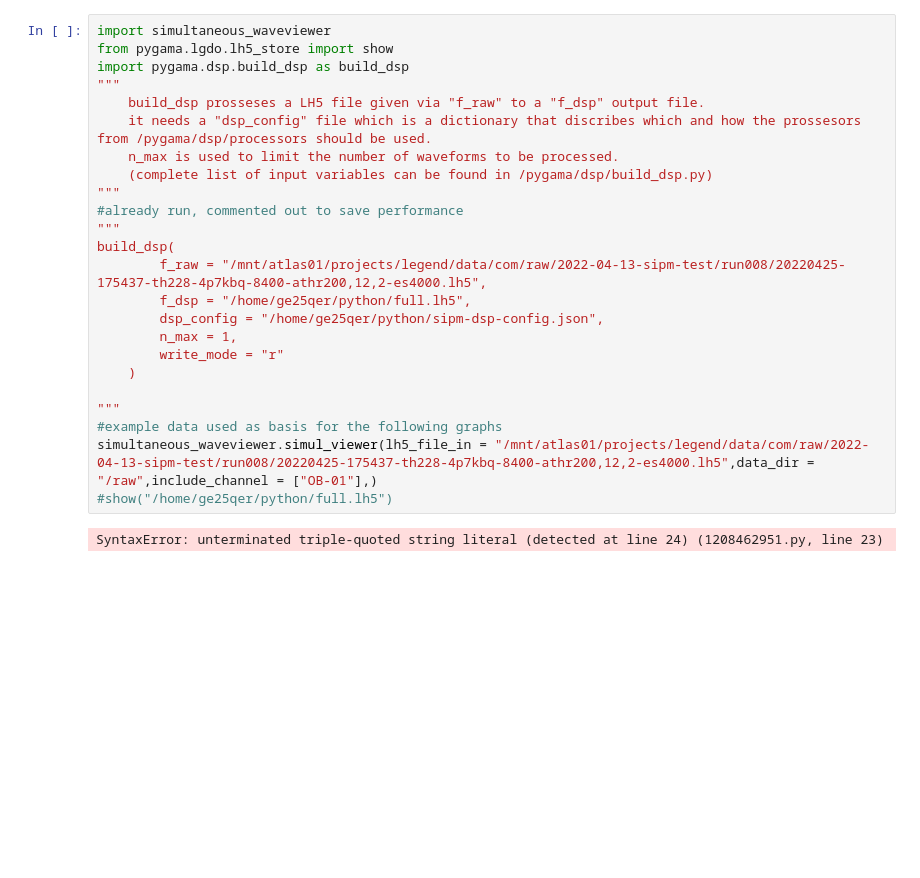
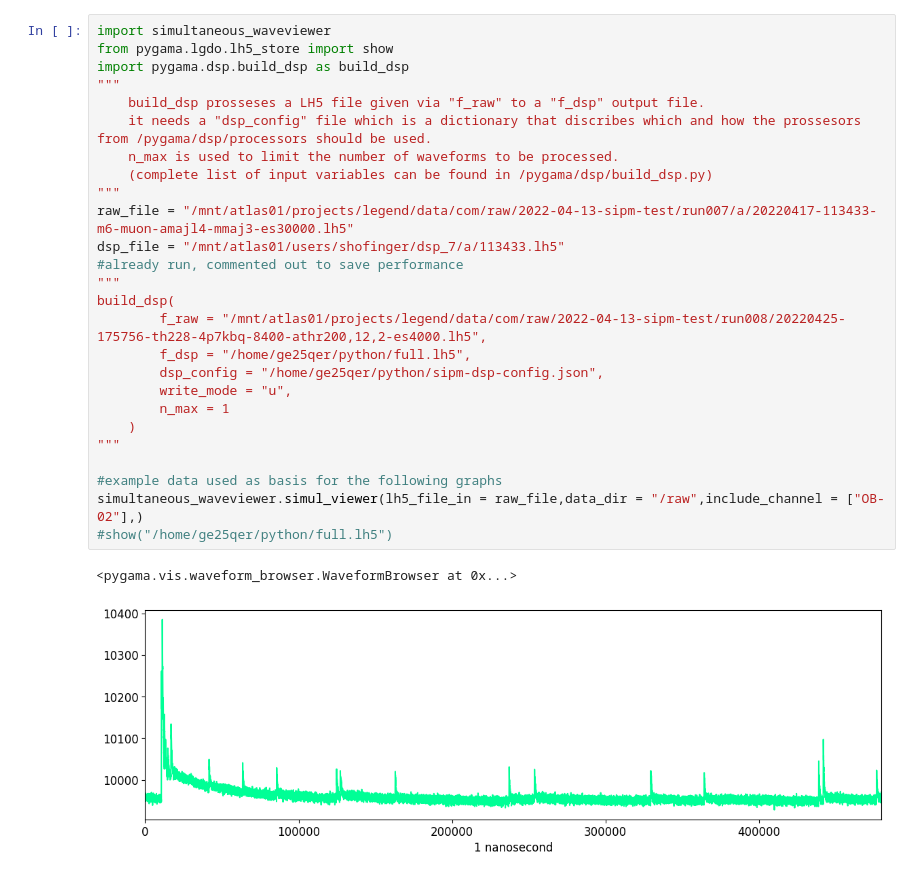
Before and after one commit to hofsi/leg-py, a Jupyter notebook: dsp_processors.ipynb, the cells around one changed output. Cells and saved outputs as stored; diff of their text form; blank space fills up the shorter version.

```diff
--- a/dsp_processors.ipynb
+++ b/dsp_processors.ipynb
@@ -1,29 +1,32 @@
 # %%
 import simultaneous_waveviewer
 from pygama.lgdo.lh5_store import show
 import pygama.dsp.build_dsp as build_dsp
 """
     build_dsp prosseses a LH5 file given via "f_raw" to a "f_dsp" output file.
     it needs a "dsp_config" file which is a dictionary that discribes which and how the prossesors from /pygama/dsp/processors should be used.
     n_max is used to limit the number of waveforms to be processed.
     (complete list of input variables can be found in /pygama/dsp/build_dsp.py)
 """
+raw_file = "/mnt/atlas01/projects/legend/data/com/raw/2022-04-13-sipm-test/run007/a/20220417-113433-m6-muon-amajl4-mmaj3-es30000.lh5"
+dsp_file = "/mnt/atlas01/users/shofinger/dsp_7/a/113433.lh5"
 #already run, commented out to save performance
 """
 build_dsp(
-        f_raw = "/mnt/atlas01/projects/legend/data/com/raw/2022-04-13-sipm-test/run008/20220425-175437-th228-4p7kbq-8400-athr200,12,2-es4000.lh5",
+        f_raw = "/mnt/atlas01/projects/legend/data/com/raw/2022-04-13-sipm-test/run008/20220425-175756-th228-4p7kbq-8400-athr200,12,2-es4000.lh5",
         f_dsp = "/home/ge25qer/python/full.lh5",
         dsp_config = "/home/ge25qer/python/sipm-dsp-config.json",
-        n_max = 1,
-        write_mode = "r"
+        write_mode = "u",
+        n_max = 1
     )
+"""
 
-"""
 #example data used as basis for the following graphs
-simultaneous_waveviewer.simul_viewer(lh5_file_in = "/mnt/atlas01/projects/legend/data/com/raw/2022-04-13-sipm-test/run008/20220425-175437-th228-4p7kbq-8400-athr200,12,2-es4000.lh5",data_dir = "/raw",include_channel = ["OB-01"],)
+simultaneous_waveviewer.simul_viewer(lh5_file_in = raw_file,data_dir = "/raw",include_channel = ["OB-02"],)
 #show("/home/ge25qer/python/full.lh5")
 # %% [output]
-SyntaxError: unterminated triple-quoted string literal (detected at line 24) (1208462951.py, line 23)
+<pygama.vis.waveform_browser.WaveformBrowser at 0x...>
+[figure, added]
 # %%
 #processors
 #gaussian_filter1d:
```
Also changed, not shown: parts of 7 cells of this notebook, 6 other files.
